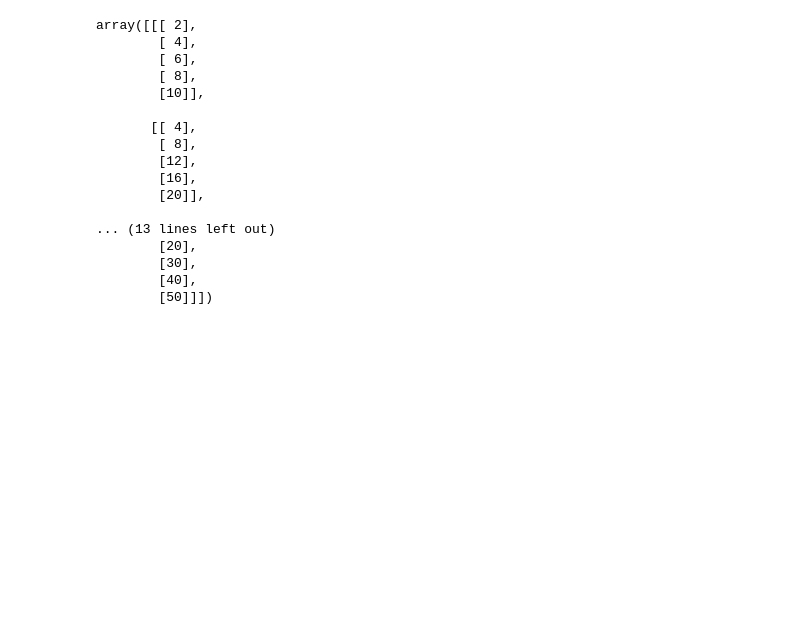
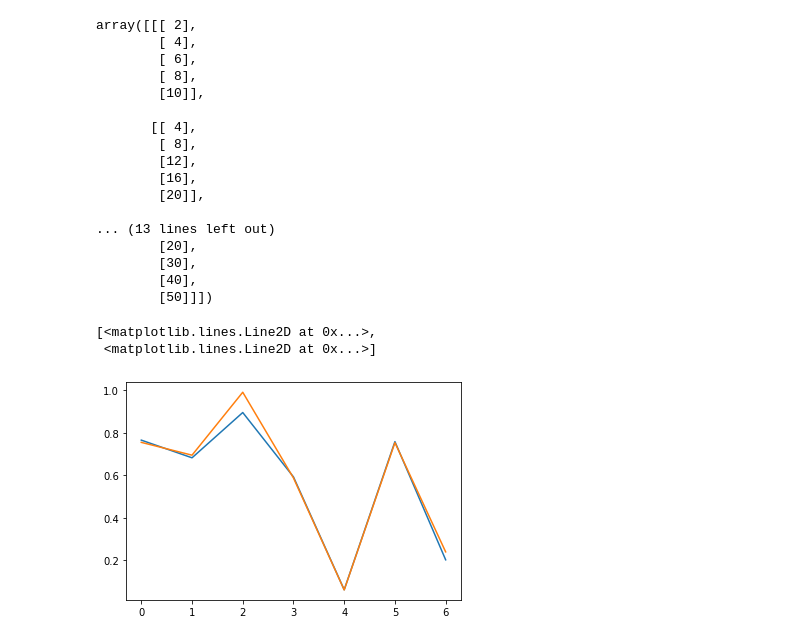
Before and after one commit to kbpositive/machine-learning, a Jupyter notebook: RubiksCube/cube.ipynb, the cells around one changed output. Drawn from its saved outputs; the diff is of its cells as text; code cells hidden in the pictures; blank space fills up the shorter version.

Commit message:
n-armed bandit and contextual bandit

```diff
--- a/RubiksCube/cube.ipynb
+++ b/RubiksCube/cube.ipynb
@@ -134,3 +136,35 @@ array([[[ 2],
         [30],
         [40],
         [50]]])
+# %%
+# n-armed bandit
+input_values = 1
+output_values = 7
+
+# random probability distributions for training data
+inputs = torch.eye(input_values)
+target_distribution = torch.tensor(np.random.random_sample((output_values,))).float()
+
+# single layer vanilla NN
+weights = torch.rand(len(inputs),len(target_distribution)).requires_grad_()
+optimizer = torch.optim.SGD([weights], lr=0.1)
+
+def sample_distribution(true_distribution):
+    return torch.ceil(true_distribution-np.random.random_sample((len(true_distribution),))).float()
+
+# fitting target distribution in 50 epochs based on random samples (n-armed bandit)
+for _ in range(500):
+    optimizer.zero_grad()
+    target = sample_distribution(target_distribution)
+    pred = torch.sigmoid(inputs @ weights)
+    loss = pred - target * torch.log(pred)
+    loss.backward(gradient=torch.ones(len(inputs),len(target_distribution)))
+    optimizer.step()
+
+# target = orange; prediction = blue
+results = np.array([pred[0].detach().numpy(),target_distribution.detach().numpy()]).T
+plt.plot(results)
+# %% [output]
+[<matplotlib.lines.Line2D at 0x...>,
+ <matplotlib.lines.Line2D at 0x...>]
+[figure, added]
```
Also changed, not shown: parts of 2 cells of this notebook.
